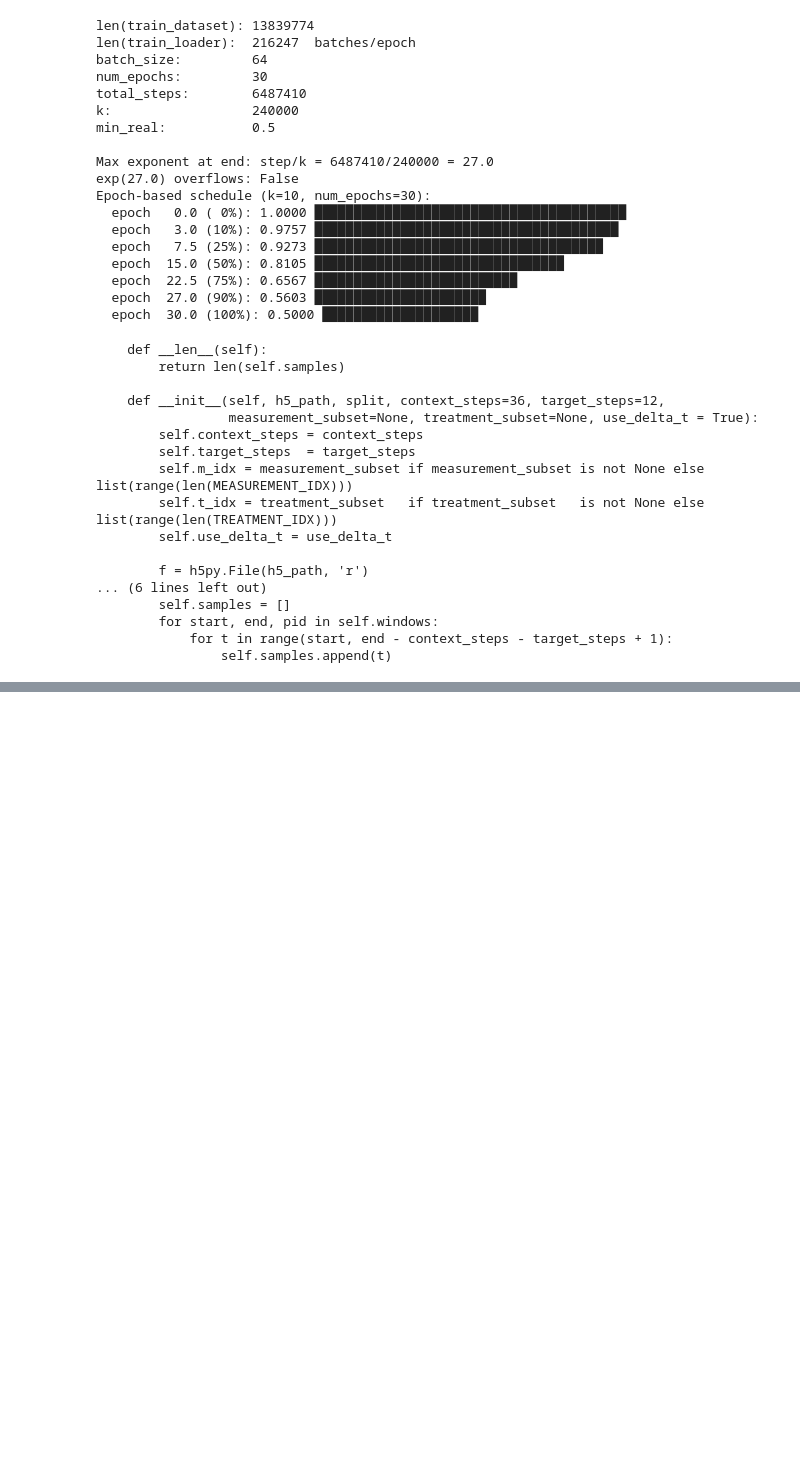
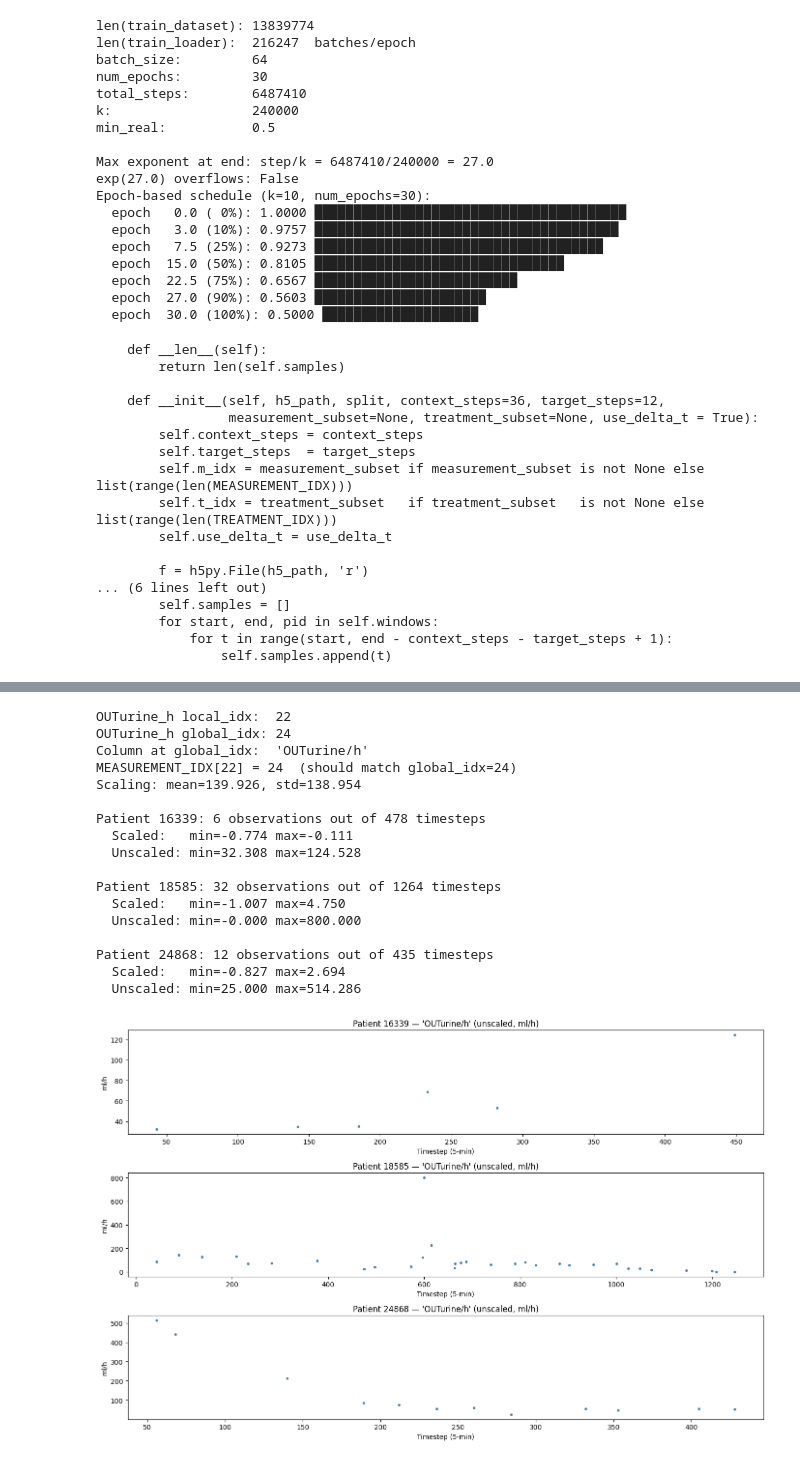
Before and after one commit to david-ege/Exploring-World-Models-for-Virtual-Patient-Simulation-in-Critical-Care, a Jupyter notebook: common_stage_exploration.ipynb, the cells around one changed output, grey strips where cells are left out. Drawn from its saved outputs; the diff is of its cells as text; code cells hidden in the pictures; blank space fills up the shorter version.

```diff
--- a/common_stage_exploration.ipynb
+++ b/common_stage_exploration.ipynb
@@ -2605,0 +2999,69 @@ Final SOFA: {'respiratory': 3, 'cardiovascular': 0, 'coagulation': 0, 'liver': 1
+# %%
+import importlib, h5py, hdf5plugin, numpy as np
+import matplotlib.pyplot as plt
+import data.constants as constants
+importlib.reload(constants)
+import json
+
+with open('/home/bbe9928/thesis_work/hirid_jepa/data/scaling_stats.json') as f:
+    stats = json.load(f)
+columns  = stats['columns']
+mean_arr = np.array(stats['mean'])
+std_arr  = np.array(stats['std'])
+
+# Verify index mapping
+local_idx  = constants.SOFA_MEAS_LOCAL['OUTurine_h']
+global_idx = constants.SOFA_MEAS_GLOBAL['OUTurine_h']
+col_name   = columns[global_idx]
+meas_global_at_local = constants.MEASUREMENT_IDX[local_idx]
+
+print(f"OUTurine_h local_idx:  {local_idx}")
+print(f"OUTurine_h global_idx: {global_idx}")
+print(f"Column at global_idx:  {repr(col_name)}")
+print(f"MEASUREMENT_IDX[{local_idx}] = {meas_global_at_local}  (should match global_idx={global_idx})")
+print(f"Scaling: mean={mean_arr[global_idx]:.3f}, std={std_arr[global_idx]:.3f}")
+
+f = h5py.File('/home/bbe9928/thesis_work/hirid_jepa/data/Cardiovascular_common_subset.h5', 'r')
+windows = f['windows']['test'][:]
+
+fig, axes = plt.subplots(3, 1, figsize=(14, 9))
+for p in range(3):
+    start, end, pid = windows[p]
+    col_data = f['data']['test'][start:end][:, global_idx]
+    col_mask = f['mask']['test'][start:end][:, global_idx]
+
+    obs_idx = np.where(col_mask == 1)[0]
+    obs_val = col_data[obs_idx]
+    obs_unscaled = obs_val * std_arr[global_idx] + mean_arr[global_idx]
+
+    print(f"\nPatient {pid}: {len(obs_idx)} observations out of {end-start} timesteps")
+    print(f"  Scaled:   min={obs_val.min():.3f} max={obs_val.max():.3f}" if len(obs_idx)>0 else "  No observations")
+    print(f"  Unscaled: min={obs_unscaled.min():.3f} max={obs_unscaled.max():.3f}" if len(obs_idx)>0 else "")
+
+    axes[p].scatter(obs_idx, obs_unscaled, s=8, color='steelblue')
+    axes[p].set_title(f"Patient {pid} — {repr(col_name)} (unscaled, ml/h)")
+    axes[p].set_xlabel("Timestep (5-min)")
+    axes[p].set_ylabel("ml/h")
+
+f.close()
+plt.tight_layout()
+plt.show()
+# %% [output]
+OUTurine_h local_idx:  22
+OUTurine_h global_idx: 24
+Column at global_idx:  'OUTurine/h'
+MEASUREMENT_IDX[22] = 24  (should match global_idx=24)
+Scaling: mean=139.926, std=138.954
+
+Patient 16339: 6 observations out of 478 timesteps
+  Scaled:   min=-0.774 max=-0.111
+  Unscaled: min=32.308 max=124.528
+
+Patient 18585: 32 observations out of 1264 timesteps
+  Scaled:   min=-1.007 max=4.750
+  Unscaled: min=-0.000 max=800.000
+
+Patient 24868: 12 observations out of 435 timesteps
+  Scaled:   min=-0.827 max=2.694
+  Unscaled: min=25.000 max=514.286
+[figure, added]
```
Also changed, not shown: parts of 10 cells of this notebook, 16 other files.
